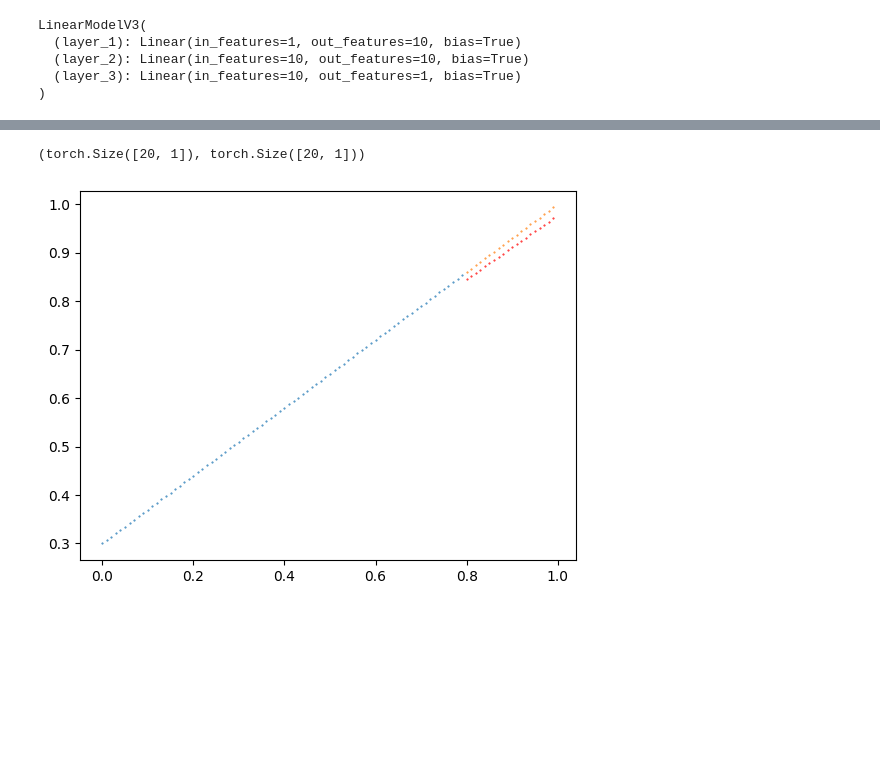
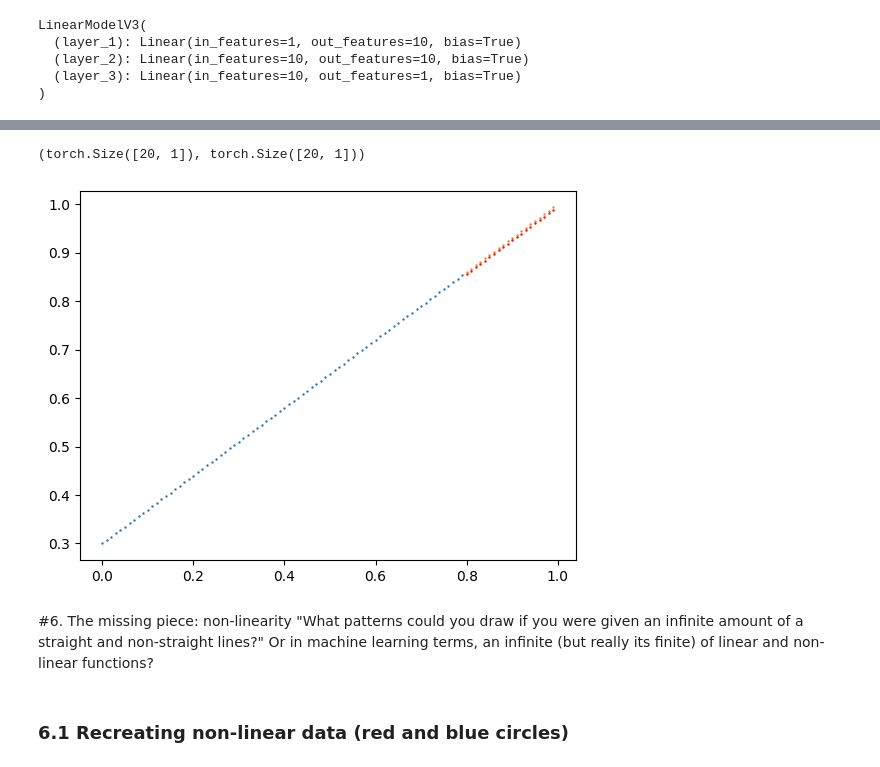
Before and after one commit to phani-x507/DeepLearning, a Jupyter notebook: 02_Neural_network_Classification_with_Pytorch.ipynb, the cells around one changed output, grey strips where cells are left out. Cells and saved outputs as stored; diff of their text form; code cells hidden in the pictures; blank space fills up the shorter version.

```diff
--- a/02_Neural_network_Classification_with_Pytorch.ipynb
+++ b/02_Neural_network_Classification_with_Pytorch.ipynb
@@ -582,25 +569,25 @@ Sequential(
 
 loss_fn = nn.L1Loss()
 
-reg_optimizer = torch.optim.SGD(params = lin_model1.parameters(), lr=0.01)
+reg_optimizer = torch.optim.SGD(params = lin_model.parameters(), lr=0.001)
 # %%
 
 torch.manual_seed(42)
 torch.cuda.manual_seed(42)
 
 
-epochs = 1000
+epochs = 2000
 
 # Put data to target Device
 x_train_reg, y_train_reg = x_train_reg.to(device), y_train_reg.to(device)
 x_test_reg, y_test_reg = x_test_reg.to(device),y_test_reg.to(device)
 for _ in range(epochs):
 
-  lin_model1.train()
+  lin_model.train()
 
-  y_pred_reg = lin_model1(x_train_reg)
+  y_pred_reg = lin_model(x_train_reg)
 
-  loss = loss_fn(y_pred_reg,y_train_reg)
+  loss = loss_fn(y_pred_reg, y_train_reg)
 
   reg_optimizer.zero_grad()
 
@@ -608,13 +595,10 @@ for _ in range(epochs):
 
   reg_optimizer.step()
 
-  lin_model1.eval()
-
+  lin_model.eval()
   with torch.inference_mode():
-    test_pred_reg = lin_model1(x_test_reg)
-
-
-    test_loss = loss_fn(test_pred_reg,y_test_reg)
+    test_pred_reg = lin_model(x_test_reg)
+    test_loss = loss_fn(test_pred_reg, y_test_reg)
 
 
   if _ %100 == 0:
@@ -633,18 +627,15 @@ for _ in range(epochs):
 # %%
-# Turn on Evaluation Mode
-lin_model1.eval()
-
-# Make Predictions (inference)
-with torch.inference_mode():
-  y_pred_regs = lin_model1(x_test_reg)
-
-
-plt.scatter(x_train_reg.cpu(),y_train_reg.cpu(),s=0.2)
-plt.scatter(x_test_reg.cpu(),y_test_reg.cpu(),s=0.2)
-# x= actual_values y = Predictions
-plt.scatter(x_test_reg.cpu(), y_pred_regs.cpu(), c='red', s=0.2)
+plt.scatter(x_train_reg.cpu(),y_train_reg.cpu(), s =0.5)
+plt.scatter(x_test_reg.cpu(),y_test_reg.cpu(), s =0.5)
+plt.scatter(x_test_reg.cpu(),test_pred_reg.cpu(), c='red', s =0.5)
 
 test_pred_reg.size(), y_test_reg.size()
 # %% [output]
 (torch.Size([20, 1]), torch.Size([20, 1]))
-[figure, old version]
+[figure, new version]
+# %% [markdown]
+#6. The missing piece: non-linearity
+"What patterns could you draw if you were given an infinite amount of a straight and non-straight lines?"
+Or in machine learning terms, an infinite (but really its finite) of linear and non-linear functions?
+# %% [markdown]
+### 6.1 Recreating non-linear data (red and blue circles)
```
Also changed, not shown: parts of 31 cells of this notebook.
